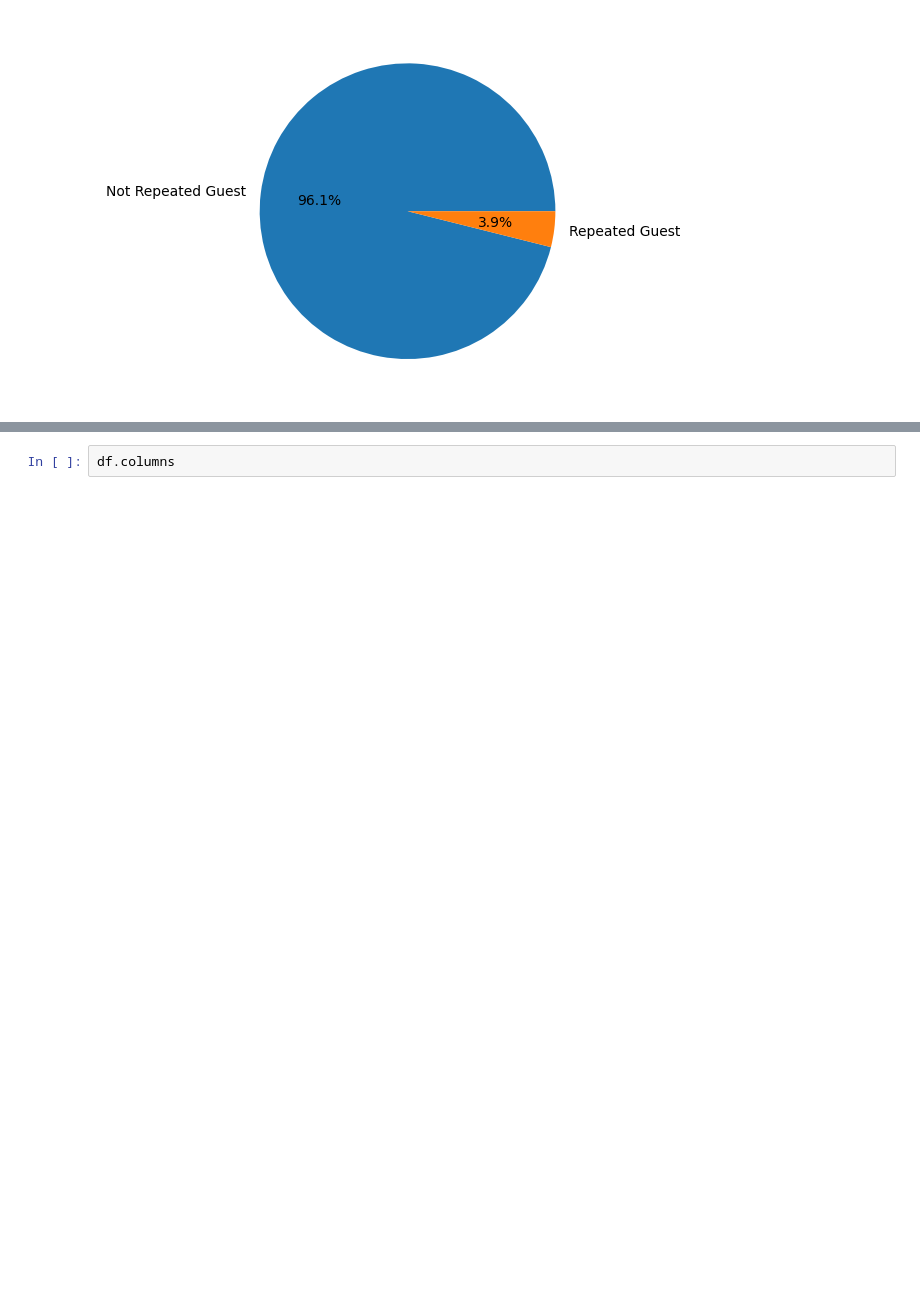
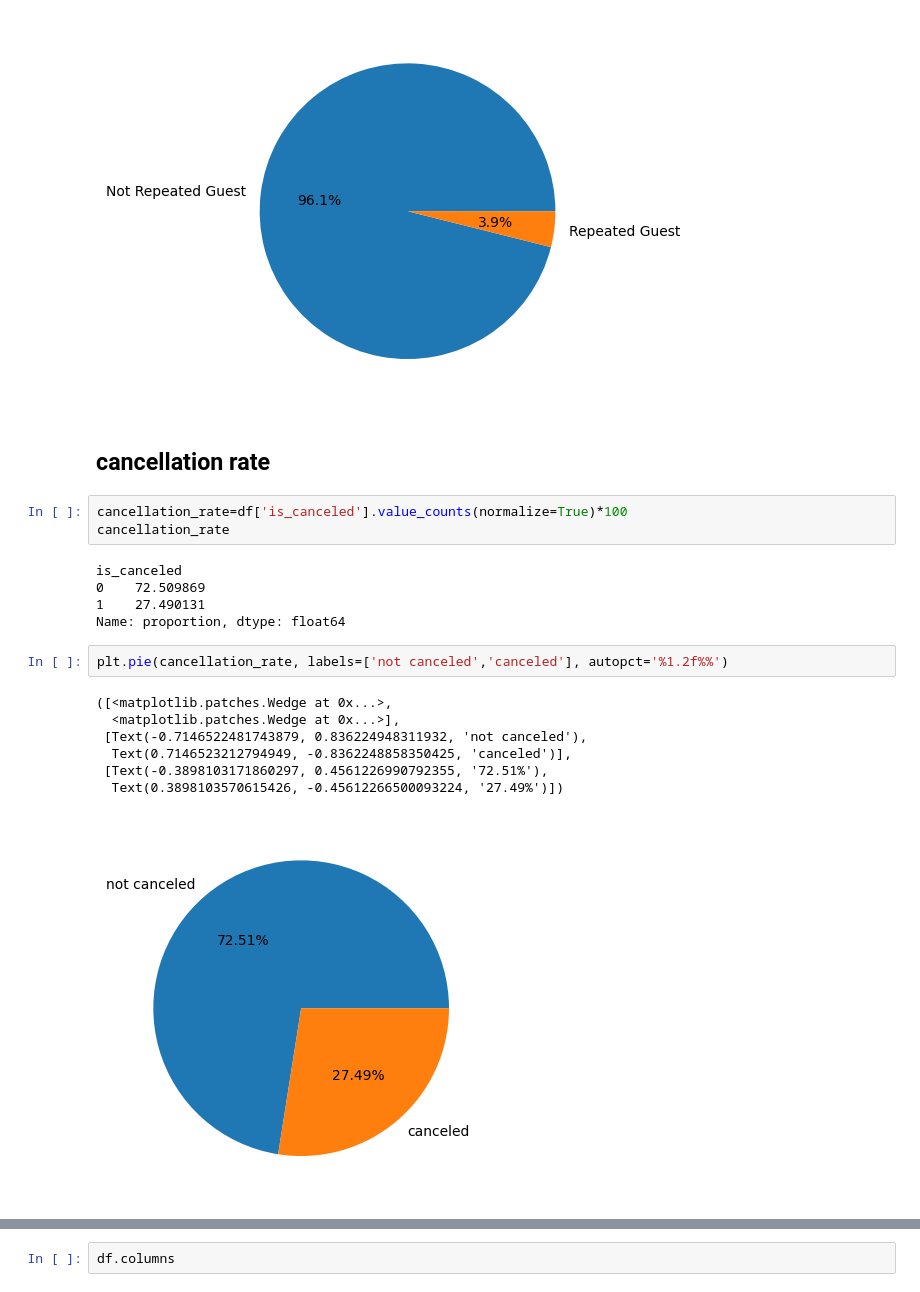
Before and after one commit to mayurimamdi/HotelBookingSystem, a Jupyter notebook: notebooks/01_eda.ipynb, the cells around one changed output, grey strips where cells are left out. Drawn from its saved outputs; the diff is of its cells as text; blank space fills up the shorter version.

```diff
--- a/notebooks/01_eda.ipynb
+++ b/notebooks/01_eda.ipynb
@@ -858,3 +858,23 @@ plt.pie(repeated_guest, labels=['Not Repeated Guest', 'Repeated Guest'], autopct
 plt.show()
 # %% [output]
 [figure]
+# %% [markdown]
+## cancellation rate
+# %%
+cancellation_rate=df['is_canceled'].value_counts(normalize=True)*100
+cancellation_rate
+# %% [output]
+is_canceled
+0    72.509869
+1    27.490131
+Name: proportion, dtype: float64
+# %%
+plt.pie(cancellation_rate, labels=['not canceled','canceled'], autopct='%1.2f%%')
+# %% [output]
+([<matplotlib.patches.Wedge at 0x...>,
+  <matplotlib.patches.Wedge at 0x...>],
+ [Text(-0.7146522481743879, 0.836224948311932, 'not canceled'),
+  Text(0.7146523212794949, -0.8362248858350425, 'canceled')],
+ [Text(-0.3898103171860297, 0.4561226990792355, '72.51%'),
+  Text(0.3898103570615426, -0.45612266500093224, '27.49%')])
+[figure, added]
```
Also changed, not shown: parts of 5 cells of this notebook, 1 other file.
